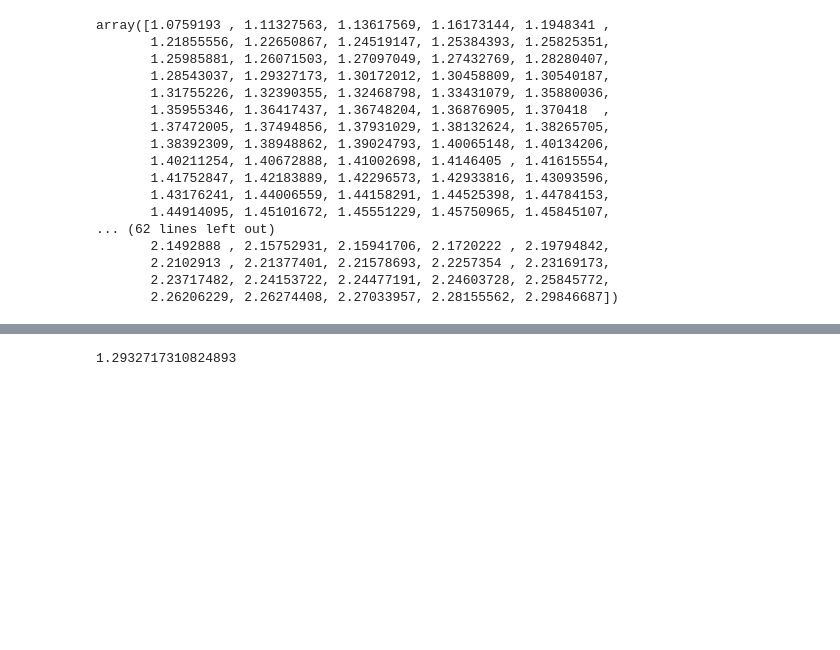
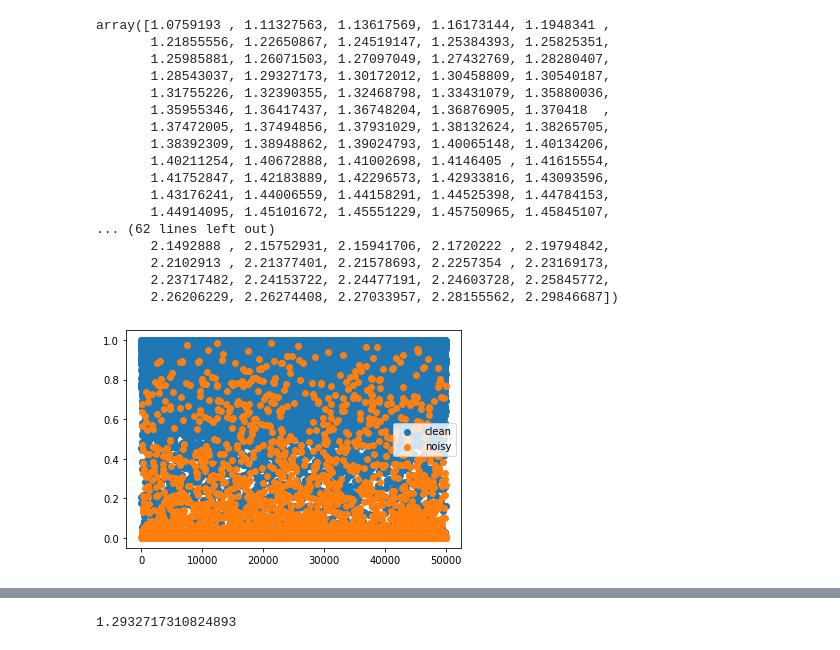
Before and after one commit to GJiananChen/ReCoV, a Jupyter notebook: stats.ipynb, the cells around one changed output, grey strips where cells are left out. Saved outputs shown, nothing was run; the diff lists cells and outputs as text; code cells hidden in the pictures; blank space fills up the shorter version.

```diff
--- a/stats.ipynb
+++ b/stats.ipynb
@@ -98,3 +98,34 @@ array([1.0759193 , 1.11327563, 1.13617569, 1.16173144, 1.1948341 ,
        2.2102913 , 2.21377401, 2.21578693, 2.2257354 , 2.23169173,
        2.23717482, 2.24153722, 2.24477191, 2.24603728, 2.25845772,
        2.26206229, 2.26274408, 2.27033957, 2.28155562, 2.29846687])
+# %%
+import numpy as np
+with open("./results/memory_cifarn_aggre_0.3.npy","rb") as file:
+    data = np.load(file)
+# %%
+from matplotlib import pyplot as plt
+import torch
+
+cifar10n_pt = str('data/CIFAR-N/CIFAR-10_human.pt')
+cifar_h5 = str('data/CIFAR-N/cifar_feats.h5')
+
+
+noise_file = torch.load(cifar10n_pt)
+clean_label = noise_file['clean_label']
+worst_label = noise_file['worse_label']
+aggre_label = noise_file['aggre_label']
+random_label1 = noise_file['random_label1']
+random_label2 = noise_file['random_label2']
+random_label3 = noise_file['random_label3']
+
+y = aggre_label
+subset_length = 50000
+noisy = [0 if clean_label[x] == y[x] else 1 for x in range(subset_length)]
+gt = set(np.where(np.array(noisy)==1)[0])
+cln = set(np.arange(len(data))) - gt
+plt.scatter(list(cln),data[list(cln)])
+plt.scatter(list(gt),data[list(gt)])
+plt.legend(["clean","noisy"])
+plt.show()
+# %% [output]
+[figure, added]
```
Also changed, not shown: parts of 7 cells of this notebook, 5 other files.
